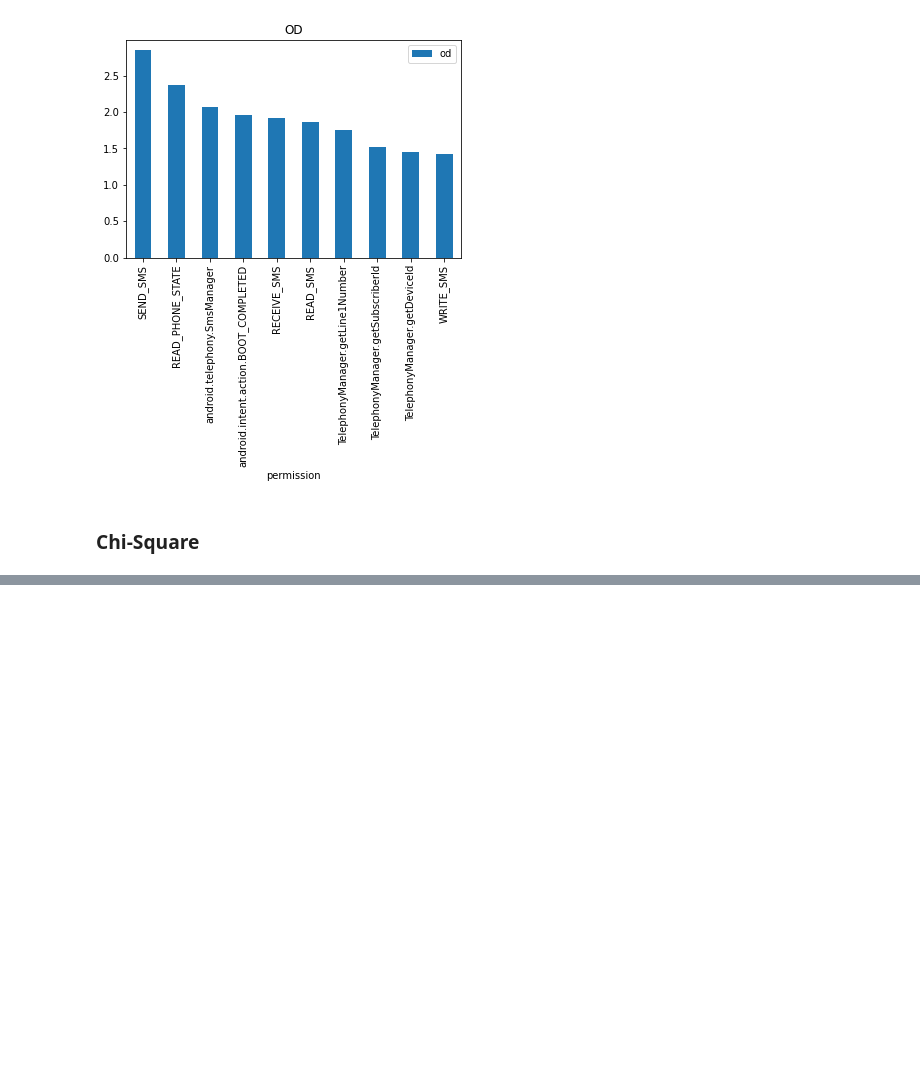
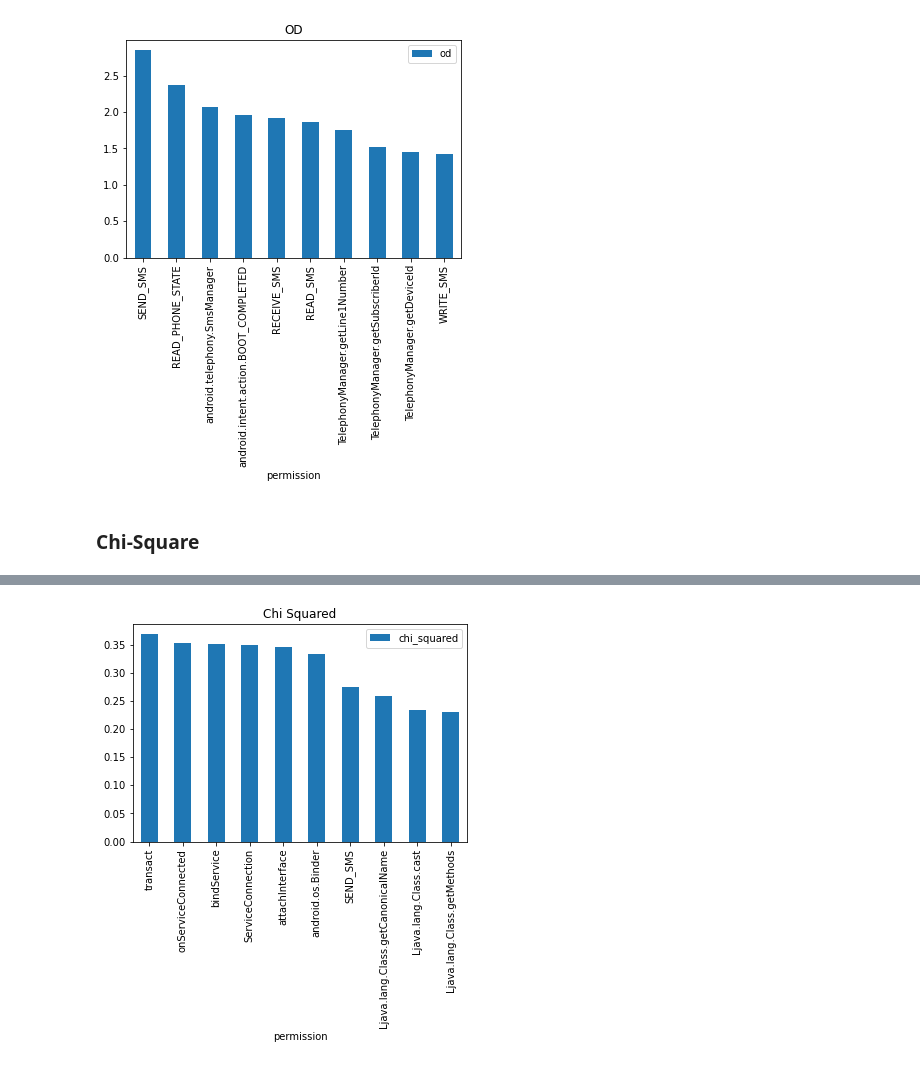
Before and after one commit to NiguXNick/DataScience, a Jupyter notebook: Filter-Based.ipynb, the cells around one changed output, grey strips where cells are left out. Saved outputs shown, nothing was run; the diff lists cells and outputs as text; code cells hidden in the pictures; blank space fills up the shorter version.

Commit message:
Chi-squared

```diff
--- a/Filter-Based.ipynb
+++ b/Filter-Based.ipynb
@@ -22,7 +22,7 @@ ds.head()
 # %% [markdown]
 <h2> Training Data
 # %%
-def get_permission_class(class_name, validator):
+def gpc(class_name, validator):
     count = 0
     j = 0
     if validator == 0:
@@ -53,7 +53,7 @@ def get_permission_class(class_name, validator):
         return len(ds[class_name])
 
 def show_graph(class_name):
-    permission_class = [get_permission_class(class_name, 0), get_permission_class(class_name, 1), get_permission_class(class_name, 2), get_permission_class(class_name, 3)]
+    permission_class = [gpc(class_name, 0), gpc(class_name, 1), gpc(class_name, 2), gpc(class_name, 3)]
     labels = ["Malware", "Benign", "Malware(Nao Usa a Permissao)", "Benign(Nao Usa a Permissao)"]
     colors = ["red", "green", "blue", "yellow"]
     plt.pie(permission_class, labels=labels, colors=colors, autopct="%1.1f%%")
@@ -61,11 +61,11 @@ def show_graph(class_name):
     plt.show()
 
 show_graph("SEND_SMS")
-print("Total de Permissoes: ", get_permission_class("SEND_SMS", 4))
-print(get_permission_class("SEND_SMS", 0))
-print(get_permission_class("SEND_SMS", 1))
-print(get_permission_class("SEND_SMS", 2))
-print(get_permission_class("SEND_SMS", 3))
+print("Total de Permissoes: ", gpc("SEND_SMS", 4))
+print(gpc("SEND_SMS", 0))
+print(gpc("SEND_SMS", 1))
+print(gpc("SEND_SMS", 2))
+print(gpc("SEND_SMS", 3))
 # %% [output]
 [figure]
 Total de Permissoes:  11120
@@ -77,7 +77,7 @@ Total de Permissoes:  11120
 <h3> Odds ratio
 # %%
 def od(class_name):
-    return (get_permission_class(class_name, 0) + get_permission_class(class_name, 3)) / (get_permission_class(class_name, 1) + get_permission_class(class_name, 2))
+    return (gpc(class_name, 0) + gpc(class_name, 3)) / (gpc(class_name, 1) + gpc(class_name, 2))
 
 od_df = pd.DataFrame(columns=["permission", "od"])
 for i in ds.columns:
@@ -111,3 +111,14 @@ show_od_graph()
 <h3> Chi-Square
 # %%
 def chi_squared(class_name):
+    a = gpc(class_name, 0)
+    b = gpc(class_name, 1)
+    c = gpc(class_name, 2)
+    d = gpc(class_name, 3)
+    return ((a*d - b*c)**2) / ((a+b)*(c+d)*(a+c)*(b+d))
+
+chi_squared_df = pd.DataFrame(columns=["permission", "chi_squared"])
+for i in ds.columns:
+    if i != "class":
+        chi_squared_df = pd.concat([chi_squared_df, pd.DataFrame([[i, chi_squared(i)]], columns=["permission", "chi_squared"])])
+chi_squared_df.sort_values(by="chi_squared", ascending=False).head(10)
@@ -113,0 +137,10 @@ def chi_squared(class_name):
+# %%
+def show_chi_squared_graph():
+    chi_squared_df.sort_values(by="chi_squared", ascending=False, inplace=True)
+    chi_squared_df.head(10).plot(x="permission", y="chi_squared", kind="bar")
+    plt.title("Chi Squared")
+    plt.show()
+
+show_chi_squared_graph()
+# %% [output]
+[figure, added]
```
Also changed, not shown: parts of 1 cell of this notebook, 1 other file.
